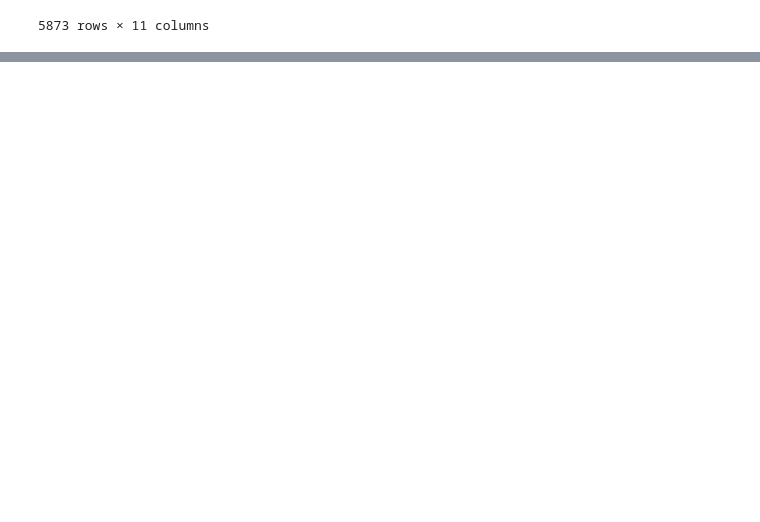
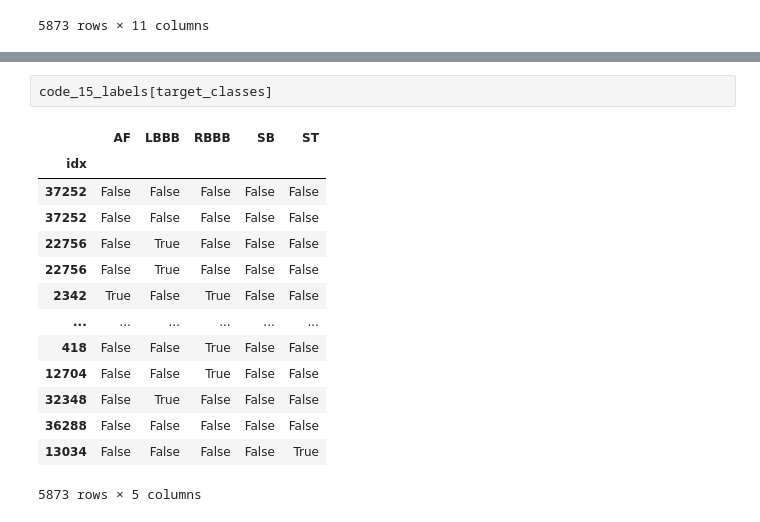
Before and after one commit to andresalvarezolmo/ECG-FM, a Jupyter notebook: notebooks/final-results/pre-trained.ipynb, the cells around one changed output, grey strips where cells are left out. Saved outputs shown, nothing was run; the diff lists cells and outputs as text; blank space fills up the shorter version.

```diff
--- a/notebooks/final-results/pre-trained.ipynb
+++ b/notebooks/final-results/pre-trained.ipynb
@@ -332,0 +378,17 @@ print(metrics_df)
+# %%
+code_15_labels[target_classes]
+# %% [output]
+|  | AF | LBBB | RBBB | SB | ST |
+| idx |  |  |  |  |  |
+| 37252 | False | False | False | False | False |
+| 37252 | False | False | False | False | False |
+| 22756 | False | True | False | False | False |
+| 22756 | False | True | False | False | False |
+| 2342 | True | False | True | False | False |
+| ... | ... | ... | ... | ... | ... |
+| 418 | False | False | True | False | False |
+| 12704 | False | False | True | False | False |
+| 32348 | False | True | False | False | False |
+| 36288 | False | False | False | False | False |
+| 13034 | False | False | False | False | True |
+5873 rows × 5 columns
```
Also changed, not shown: parts of 10 cells of this notebook, 2 other files.
